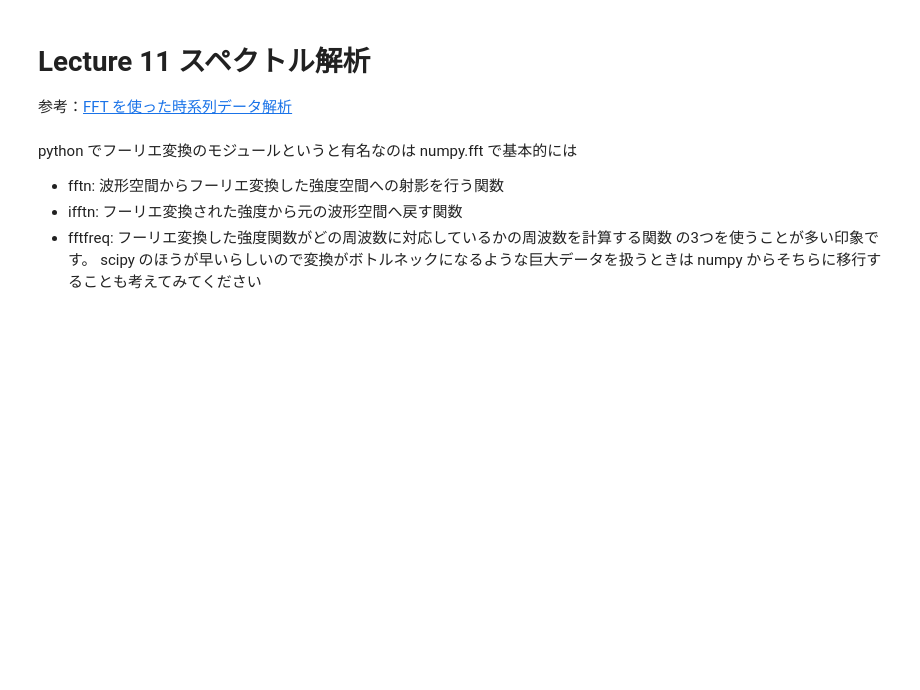
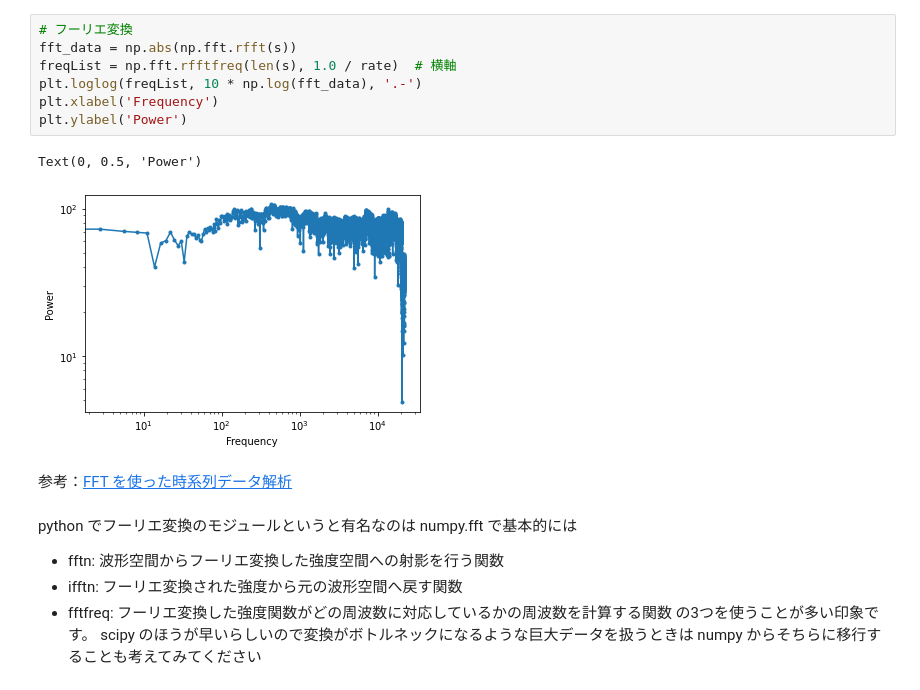
Before and after one commit to miwamasa/DataScience2022, a Jupyter notebook: notebooks/lecture11_frequency.ipynb, the cells around one changed output. Cells and saved outputs as stored; diff of their text form; blank space fills up the shorter version.

```diff
--- a/notebooks/lecture11_frequency.ipynb
+++ b/notebooks/lecture11_frequency.ipynb
@@ -1,5 +27,14 @@
+# %%
+# フーリエ変換
+fft_data = np.abs(np.fft.rfft(s))
+freqList = np.fft.rfftfreq(len(s), 1.0 / rate)  # 横軸
+plt.loglog(freqList, 10 * np.log(fft_data), '.-')
+plt.xlabel('Frequency')
+plt.ylabel('Power')
+# %% [output]
+Text(0, 0.5, 'Power')
+[figure, added]
 # %% [markdown]
-# Lecture 11 スペクトル解析
 
 参考：[FFT を使った時系列データ解析](https://nykergoto.hatenablog.jp/entry/2019/07/09/FFT_%E3%82%92%E4%BD%BF%E3%81%A3%E3%81%9F%E6%99%82%E7%B3%BB%E5%88%97%E3%83%87%E3%83%BC%E3%82%BF%E8%A7%A3%E6%9E%90)
 # %% [markdown]
```
Also changed, not shown: parts of 3 cells of this notebook, 1 other file.
